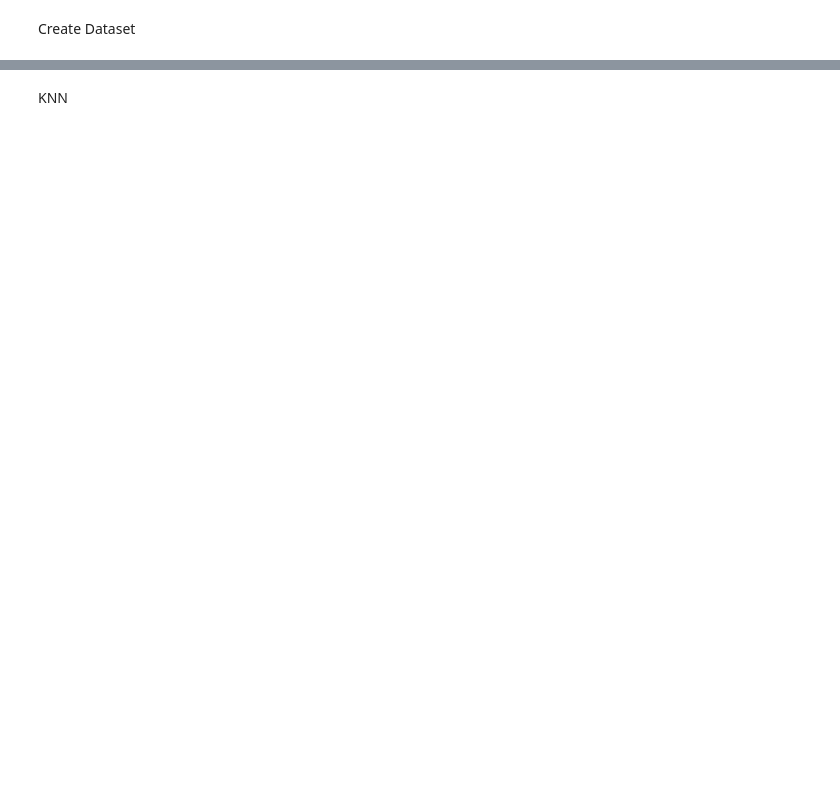
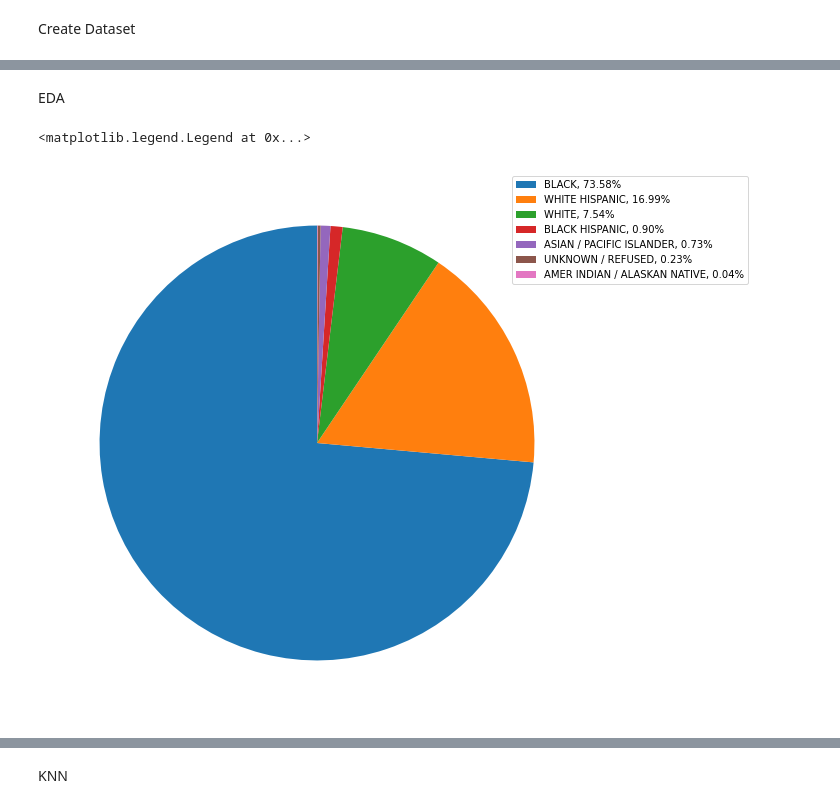
Before and after one commit to austin-py/396-DataPipeline, a Jupyter notebook: Final Project Colab.ipynb, the cells around one changed output, grey strips where cells are left out. Cells and saved outputs as stored; diff of their text form; code cells hidden in the pictures; blank space fills up the shorter version.

```diff
--- a/Final Project Colab.ipynb
+++ b/Final Project Colab.ipynb
@@ -73,0 +76,18 @@ x_train, x_test, y_train, y_test = train_test_split(x, y, test_size=0.2, random_
+# %% [markdown]
+EDA
+# %%
+import seaborn as sns
+
+#Pie chart for number of arrests per race
+
+vc=merged_df_init['race'].value_counts()
+labels = list(dict(vc).keys())
+total=sum(list(dict(vc).values()))
+sizes = list(dict(vc).values())/total*100
+labels = [f'{l}, {s:0.2f}%' for l, s in zip(labels, sizes)]
+plt.figure(figsize = (15,10))
+pie = plt.pie(sizes, startangle=90)
+plt.legend(bbox_to_anchor=(0.85, 1), loc='upper left', labels=labels)
+# %% [output]
+<matplotlib.legend.Legend at 0x...>
+[figure, added]
```
Also changed, not shown: parts of 22 cells of this notebook.
